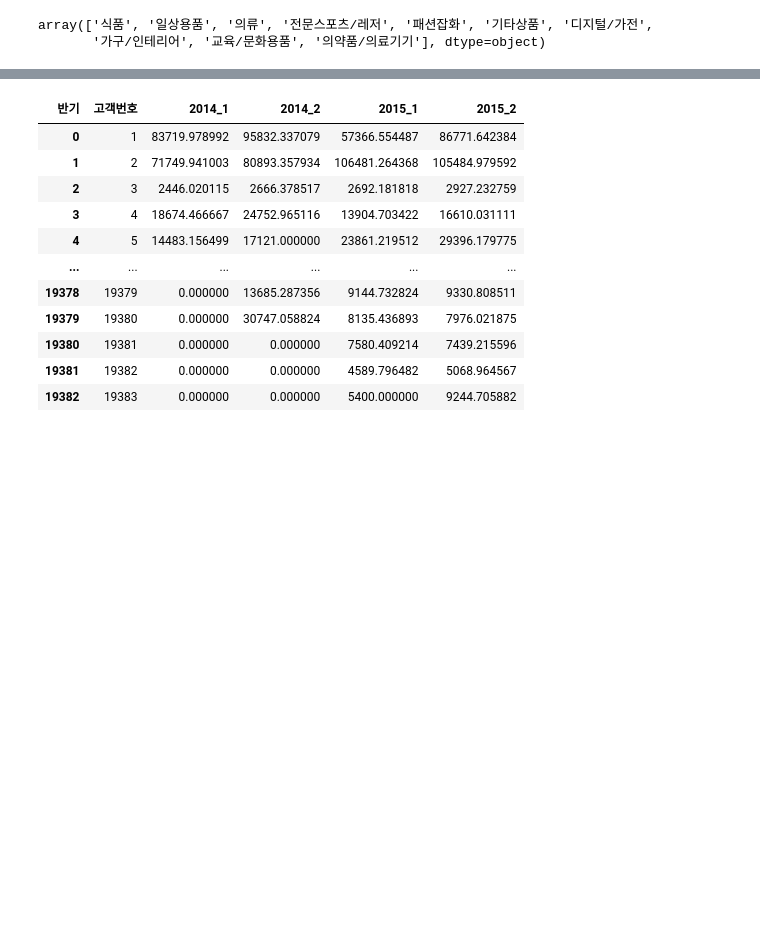
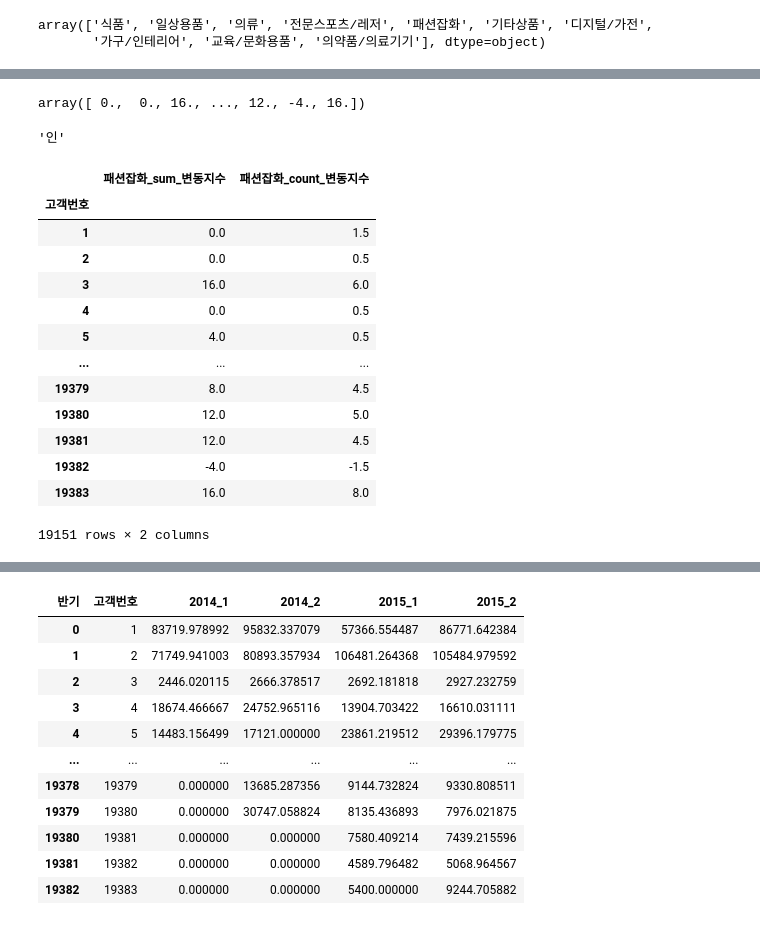
Before and after one commit to PKLH/cakd_LP, a Jupyter notebook: WorkSpace/Kim/EDA_1018.ipynb, the cells around one changed output, grey strips where cells are left out. Cells and saved outputs as stored; diff of their text form; code cells hidden in the pictures; blank space fills up the shorter version.

```diff
--- a/WorkSpace/Kim/EDA_1018.ipynb
+++ b/WorkSpace/Kim/EDA_1018.ipynb
@@ -308,0 +534,27 @@ pp_pv_big/pp_pv_big.sum(axis=0)*100
+# %%
+total_list[0][0].values
+# %% [output]
+array([ 0.,  0., 16., ..., 12., -4., 16.])
+# %%
+인 = 1
+인
+varname.nameof(인)
+# %% [output]
+'인'
+# %%
+var_calculation(df,'패션잡화')
+# %% [output]
+|  | 패션잡화_sum_변동지수 | 패션잡화_count_변동지수 |
+| 고객번호 |  |  |
+| 1 | 0.0 | 1.5 |
+| 2 | 0.0 | 0.5 |
+| 3 | 16.0 | 6.0 |
+| 4 | 0.0 | 0.5 |
+| 5 | 4.0 | 0.5 |
+| ... | ... | ... |
+| 19379 | 8.0 | 4.5 |
+| 19380 | 12.0 | 5.0 |
+| 19381 | 12.0 | 4.5 |
+| 19382 | -4.0 | -1.5 |
+| 19383 | 16.0 | 8.0 |
+19151 rows × 2 columns
```
Also changed, not shown: parts of 34 cells of this notebook.
